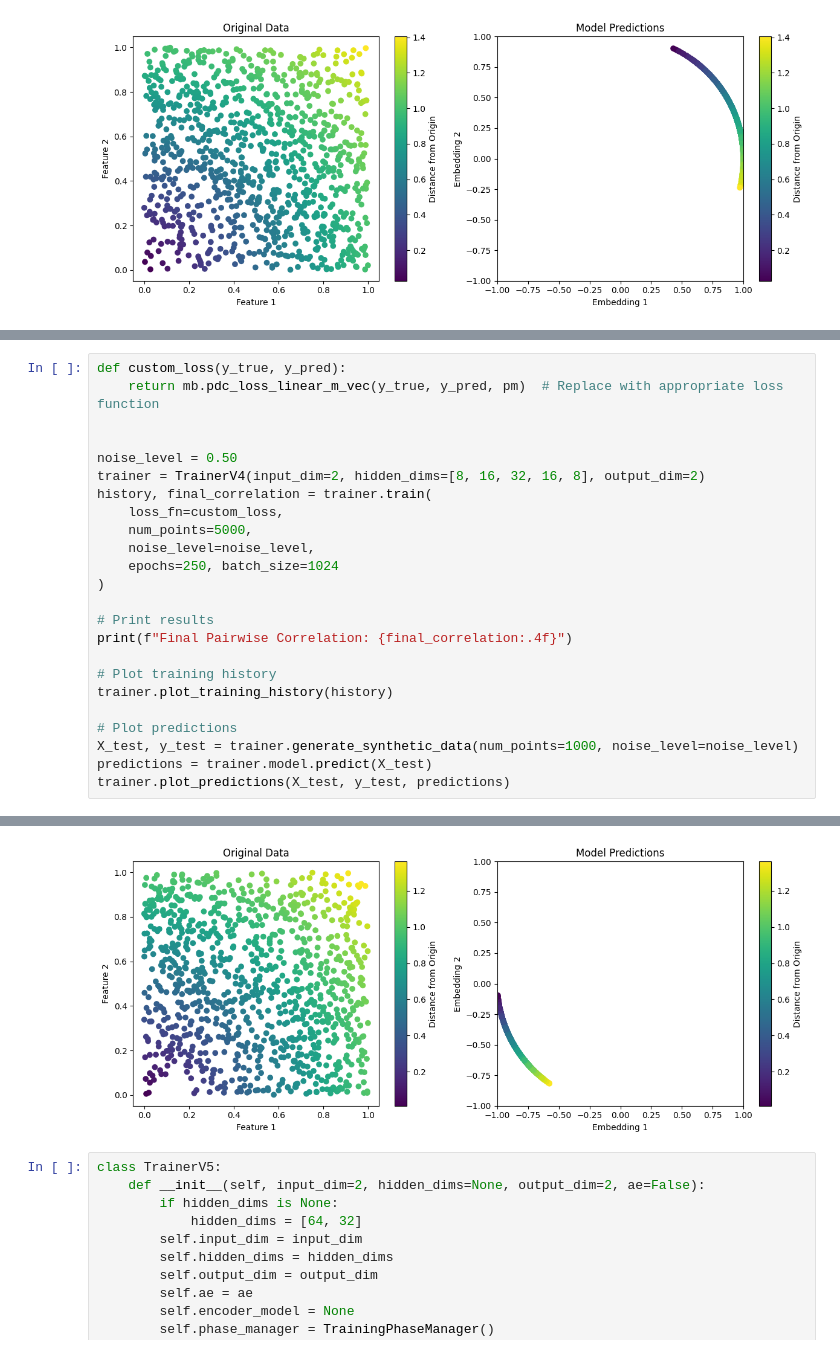
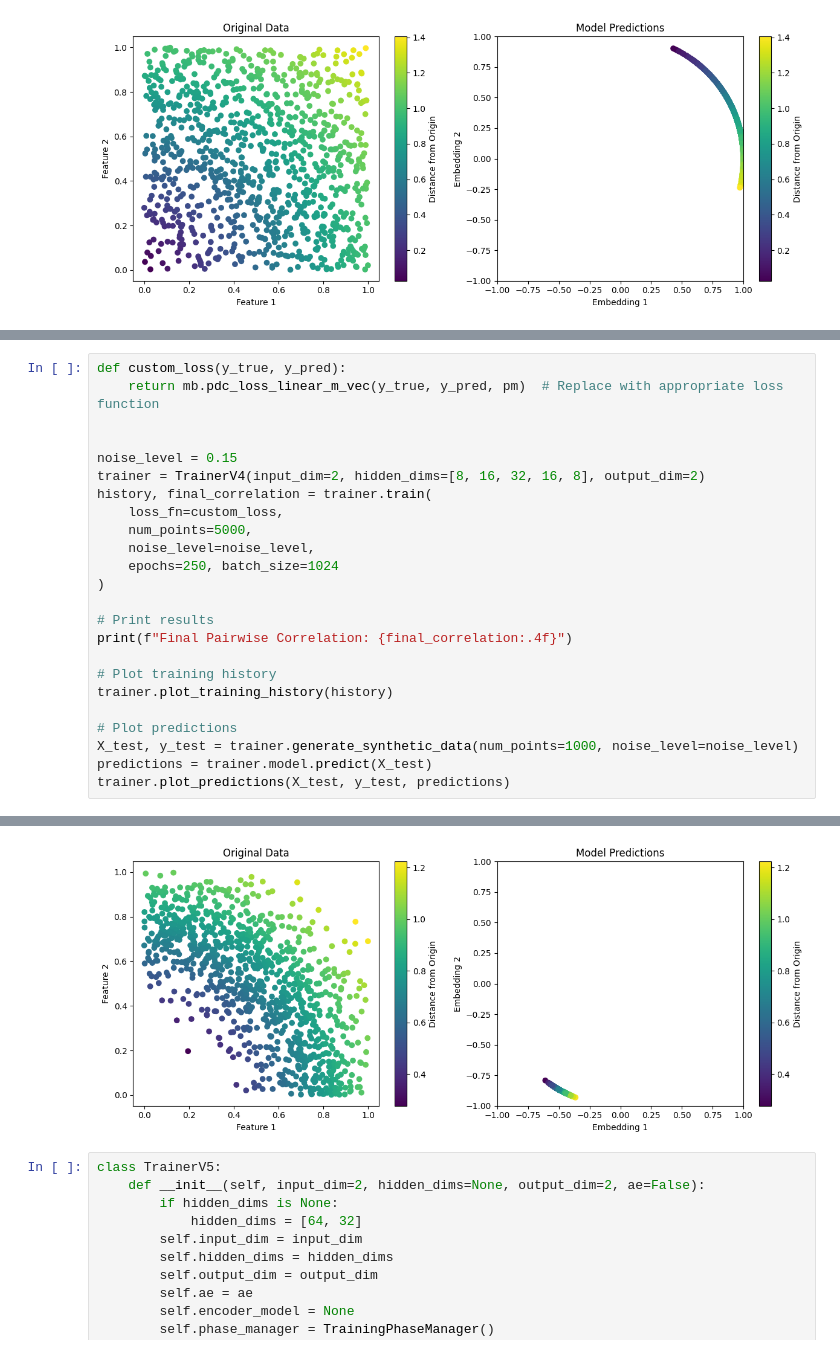
Before and after one commit to Machine-Earning/CISIR, a Jupyter notebook: notebooks/pdc_test.ipynb, the cells around one changed output, grey strips where cells are left out. Cells and saved outputs as stored; diff of their text form.

```diff
--- a/notebooks/pdc_test.ipynb
+++ b/notebooks/pdc_test.ipynb
@@ -736,7 +736,7 @@ def custom_loss(y_true, y_pred):
     return mb.pdc_loss_linear_m_vec(y_true, y_pred, pm)  # Replace with appropriate loss function
 
 
-noise_level = 0.50
+noise_level = 0.15
 trainer = TrainerV4(input_dim=2, hidden_dims=[8, 16, 32, 16, 8], output_dim=2)
 history, final_correlation = trainer.train(
     loss_fn=custom_loss,
@@ -778,4 +778,4 @@ Final Pairwise Correlation: 0.5167
-[figure, old version]
+[figure, new version]
 # %%
 class TrainerV5:
     def __init__(self, input_dim=2, hidden_dims=None, output_dim=2, ae=False):
```
Also changed, not shown: parts of 6 cells of this notebook, 4 other files.
